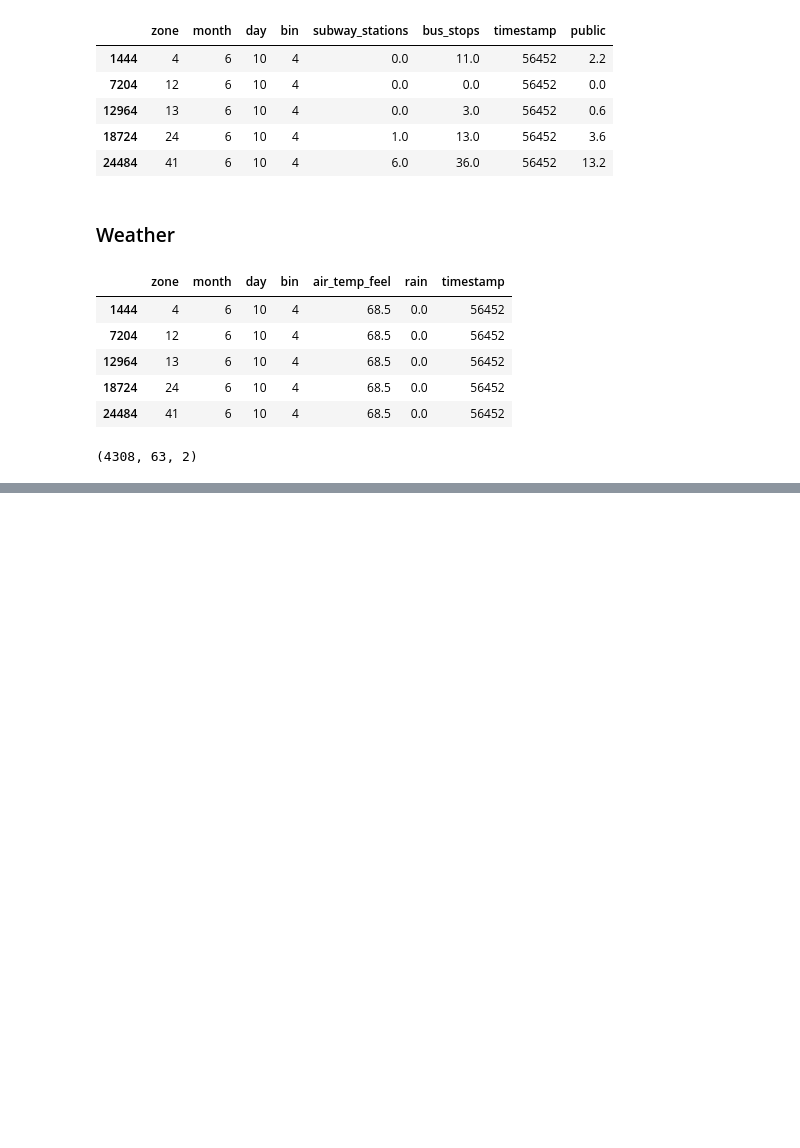
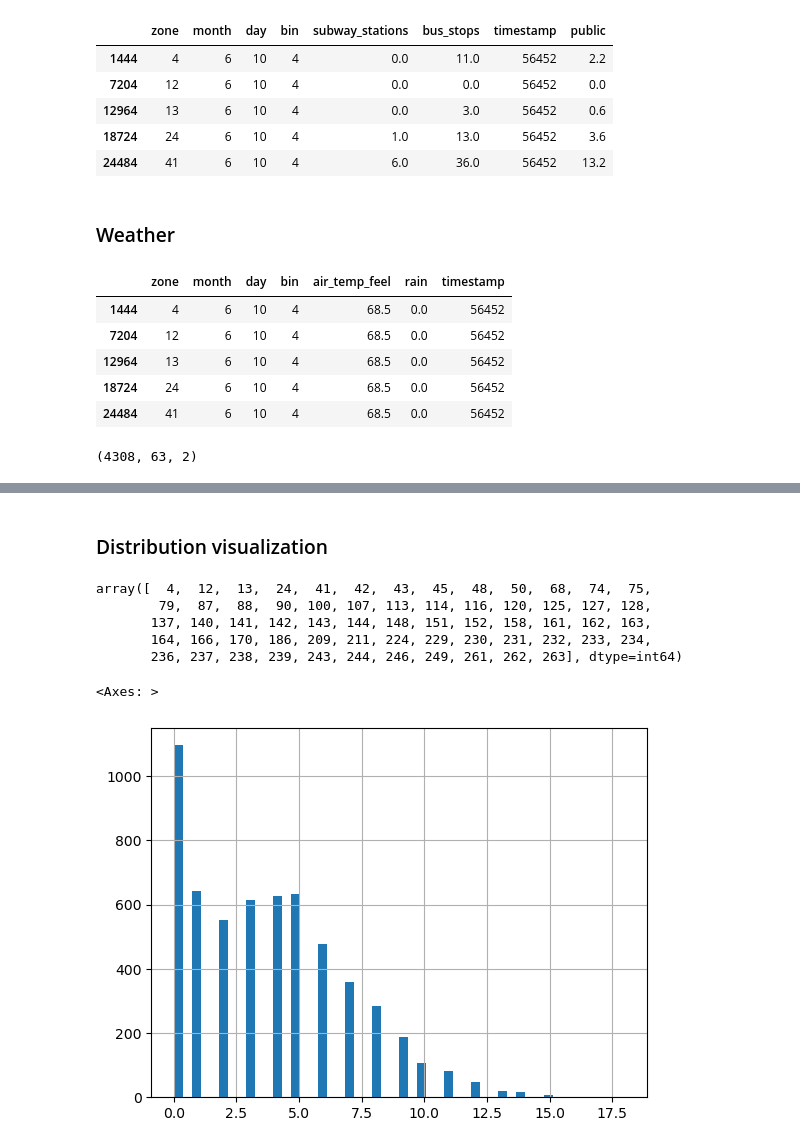
Before and after one commit to elxl/demand-uncertainty, a Jupyter notebook: split_processed.ipynb, the cells around one changed output, grey strips where cells are left out. Saved outputs shown, nothing was run; the diff lists cells and outputs as text; code cells hidden in the pictures; blank space fills up the shorter version.

```diff
--- a/split_processed.ipynb
+++ b/split_processed.ipynb
@@ -311,0 +347,15 @@ np.savez('data/processed/0620.npz',x=x_new,y=y_new,history=his,los=losn,weather=
+# %% [markdown]
+### Distribution visualization
+# %%
+df['zone'].unique()
+# %% [output]
+array([  4,  12,  13,  24,  41,  42,  43,  45,  48,  50,  68,  74,  75,
+        79,  87,  88,  90, 100, 107, 113, 114, 116, 120, 125, 127, 128,
+       137, 140, 141, 142, 143, 144, 148, 151, 152, 158, 161, 162, 163,
+       164, 166, 170, 186, 209, 211, 224, 229, 230, 231, 232, 233, 234,
+       236, 237, 238, 239, 243, 244, 246, 249, 261, 262, 263], dtype=int64)
+# %%
+df[df['zone']==43]['demand'].hist(bins=50)
+# %% [output]
+<Axes: >
+[figure, added]
```
Also changed, not shown: parts of 10 cells of this notebook, 5 other files.
